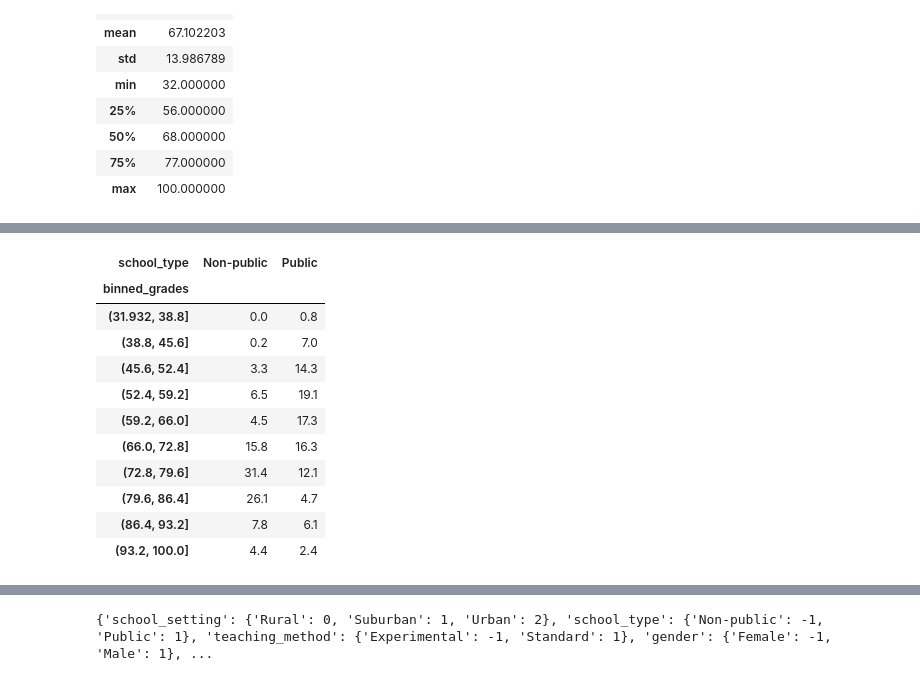
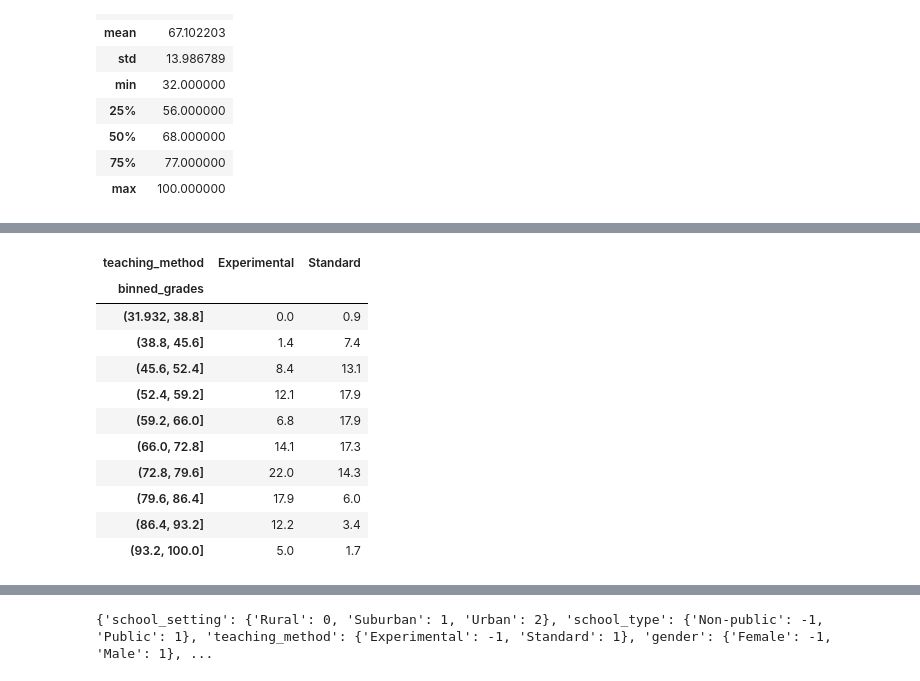
Before and after one commit to arieltl/proj2_cdados, a Jupyter notebook: projeto.ipynb, the cells around one changed output, grey strips where cells are left out. Drawn from its saved outputs; the diff is of its cells as text; code cells hidden in the pictures.

```diff
--- a/projeto.ipynb
+++ b/projeto.ipynb
@@ -48,0 +49,3 @@ plt.show()
+# %%
+f_data["binned_grades"] = pd.cut(f_data.posttest, bins=10)
+(pd.crbinned_gradschool_settinges,f_data.school_type,normalize="columns")*100).round(1)
@@ -49,16 +65,16 @@ plt.show()
 # %%
 f_data["binned_grades"] = pd.cut(f_data.posttest, bins=10)
-(pd.crosstab(f_data.binned_grades,f_data.school_type,normalize="columns")*100).round(1)
+(pd.crosstab(f_data.binned_grades,f_data.teaching_method,normalize="columns")*100).round(1)
 # %% [output]
-| school_type | Non-public | Public |
+| teaching_method | Experimental | Standard |
 | binned_grades |  |  |
-| (31.932, 38.8] | 0.0 | 0.8 |
-| (38.8, 45.6] | 0.2 | 7.0 |
-| (45.6, 52.4] | 3.3 | 14.3 |
-| (52.4, 59.2] | 6.5 | 19.1 |
-| (59.2, 66.0] | 4.5 | 17.3 |
-| (66.0, 72.8] | 15.8 | 16.3 |
-| (72.8, 79.6] | 31.4 | 12.1 |
-| (79.6, 86.4] | 26.1 | 4.7 |
-| (86.4, 93.2] | 7.8 | 6.1 |
-| (93.2, 100.0] | 4.4 | 2.4 |
+| (31.932, 38.8] | 0.0 | 0.9 |
+| (38.8, 45.6] | 1.4 | 7.4 |
+| (45.6, 52.4] | 8.4 | 13.1 |
+| (52.4, 59.2] | 12.1 | 17.9 |
+| (59.2, 66.0] | 6.8 | 17.9 |
+| (66.0, 72.8] | 14.1 | 17.3 |
+| (72.8, 79.6] | 22.0 | 14.3 |
+| (79.6, 86.4] | 17.9 | 6.0 |
+| (86.4, 93.2] | 12.2 | 3.4 |
+| (93.2, 100.0] | 5.0 | 1.7 |
```
Also changed, not shown: parts of 8 cells of this notebook.
